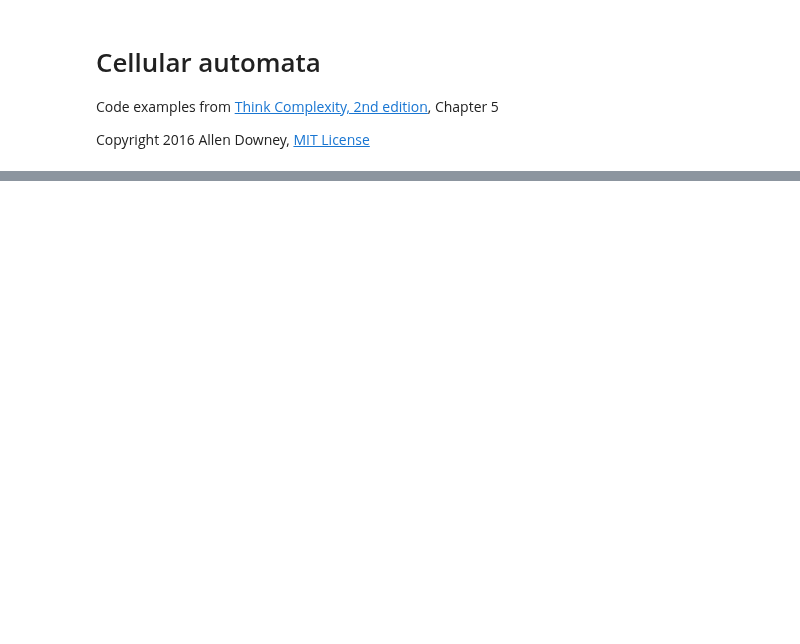
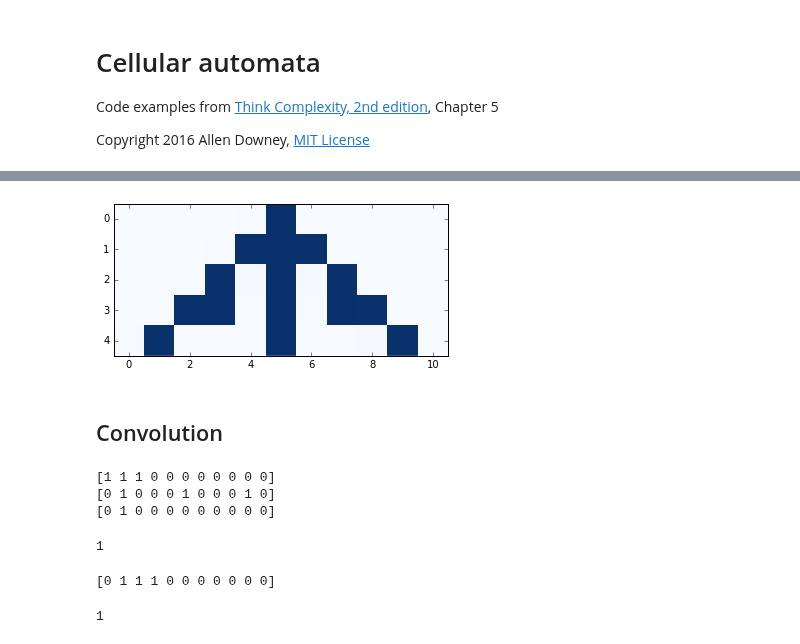
Before and after one commit to AllenDowney/ThinkComplexity2, a Jupyter notebook: code/chap05.ipynb, the cells around one changed output, grey strips where cells are left out. Saved outputs shown, nothing was run; the diff lists cells and outputs as text; code cells hidden in the pictures; blank space fills up the shorter version.

```diff
--- a/code/chap05.ipynb
+++ b/code/chap05.ipynb
@@ -30,0 +80,32 @@ RandomSeed(17)
+# %%
+for i in range(1, rows):
+    step(array, i)
+
+plot_ca(array)
+# %% [output]
+[figure, added]
+# %% [markdown]
+## Convolution
+# %%
+window = np.zeros(cols, dtype=np.int8)
+window[:3] = 1
+print(window)
+print(array[4])
+print(window * array[4])
+# %% [output]
+[1 1 1 0 0 0 0 0 0 0 0]
+[0 1 0 0 0 1 0 0 0 1 0]
+[0 1 0 0 0 0 0 0 0 0 0]
+# %%
+sum(window * array[4]) % 2
+# %% [output]
+1
+# %%
+window = np.roll(window, 1)
+print(window)
+# %% [output]
+[0 1 1 1 0 0 0 0 0 0 0]
+# %%
+sum(window * array[4]) % 2
+# %% [output]
+1
```
Also changed, not shown: parts of 48 cells of this notebook.
